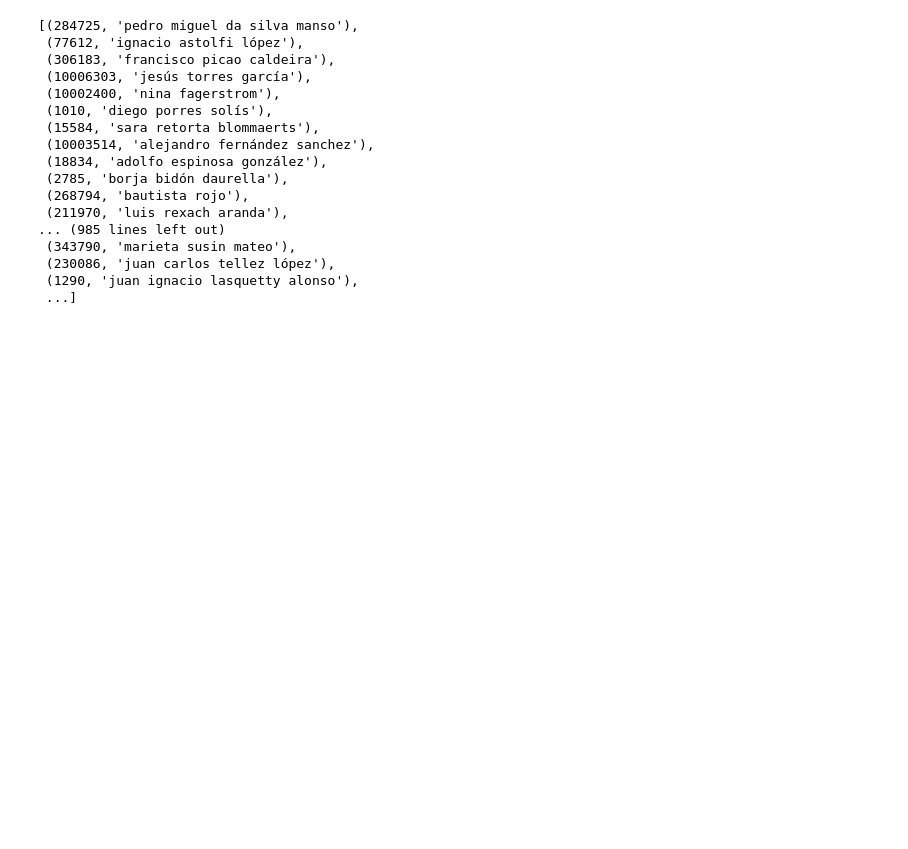
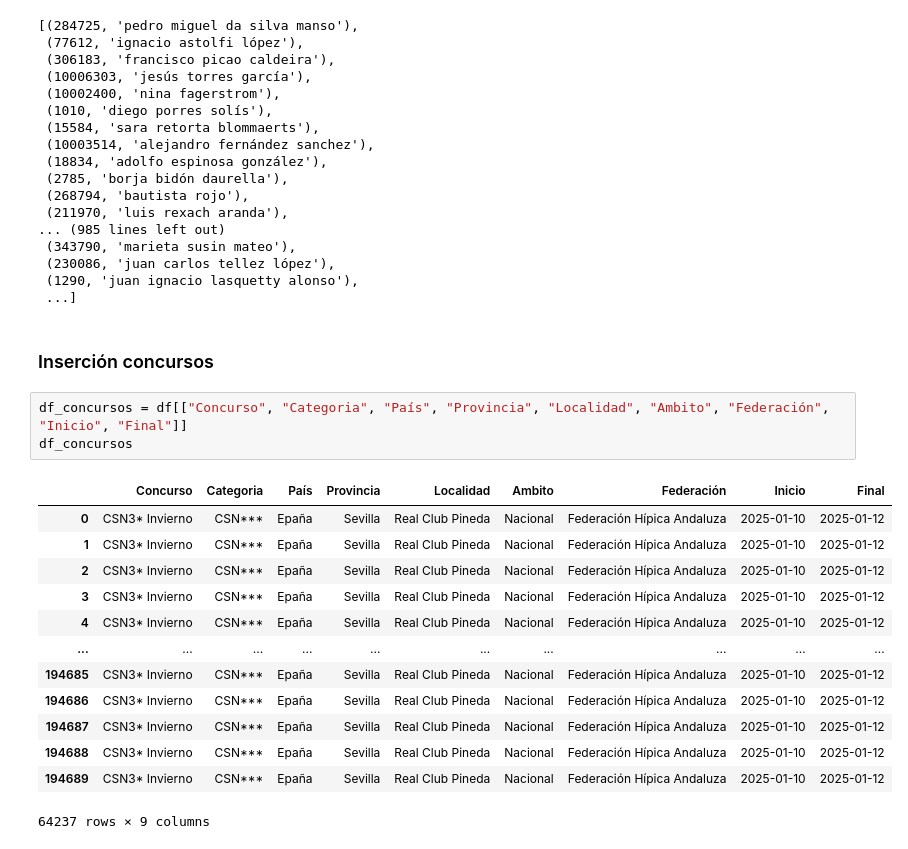
Before and after one commit to Gabijc/Proyecto_final_hipica, a Jupyter notebook: Notebooks/pruebas_carga.ipynb, the cells around one changed output. Cells and saved outputs as stored; diff of their text form; blank space fills up the shorter version.

```diff
--- a/Notebooks/pruebas_carga.ipynb
+++ b/Notebooks/pruebas_carga.ipynb
@@ -354,3 +352,22 @@ cur.fetchall()
  (230086, 'juan carlos tellez lópez'),
  (1290, 'juan ignacio lasquetty alonso'),
  ...]
+# %% [markdown]
+### Inserción concursos
+# %%
+df_concursos = df[["Concurso", "Categoria", "País", "Provincia", "Localidad", "Ambito", "Federación", "Inicio", "Final"]]
+df_concursos
+# %% [output]
+|  | Concurso | Categoria | País | Provincia | Localidad | Ambito | Federación | Inicio | Final |
+| 0 | CSN3* Invierno | CSN*** | Epaña | Sevilla | Real Club Pineda | Nacional | Federación Hípica Andaluza | 2025-01-10 | 2025-01-12 |
+| 1 | CSN3* Invierno | CSN*** | Epaña | Sevilla | Real Club Pineda | Nacional | Federación Hípica Andaluza | 2025-01-10 | 2025-01-12 |
+| 2 | CSN3* Invierno | CSN*** | Epaña | Sevilla | Real Club Pineda | Nacional | Federación Hípica Andaluza | 2025-01-10 | 2025-01-12 |
+| 3 | CSN3* Invierno | CSN*** | Epaña | Sevilla | Real Club Pineda | Nacional | Federación Hípica Andaluza | 2025-01-10 | 2025-01-12 |
+| 4 | CSN3* Invierno | CSN*** | Epaña | Sevilla | Real Club Pineda | Nacional | Federación Hípica Andaluza | 2025-01-10 | 2025-01-12 |
+| ... | ... | ... | ... | ... | ... | ... | ... | ... | ... |
+| 194685 | CSN3* Invierno | CSN*** | Epaña | Sevilla | Real Club Pineda | Nacional | Federación Hípica Andaluza | 2025-01-10 | 2025-01-12 |
+| 194686 | CSN3* Invierno | CSN*** | Epaña | Sevilla | Real Club Pineda | Nacional | Federación Hípica Andaluza | 2025-01-10 | 2025-01-12 |
+| 194687 | CSN3* Invierno | CSN*** | Epaña | Sevilla | Real Club Pineda | Nacional | Federación Hípica Andaluza | 2025-01-10 | 2025-01-12 |
+| 194688 | CSN3* Invierno | CSN*** | Epaña | Sevilla | Real Club Pineda | Nacional | Federación Hípica Andaluza | 2025-01-10 | 2025-01-12 |
+| 194689 | CSN3* Invierno | CSN*** | Epaña | Sevilla | Real Club Pineda | Nacional | Federación Hípica Andaluza | 2025-01-10 | 2025-01-12 |
+64237 rows × 9 columns
```
Also changed, not shown: parts of 7 cells of this notebook.
